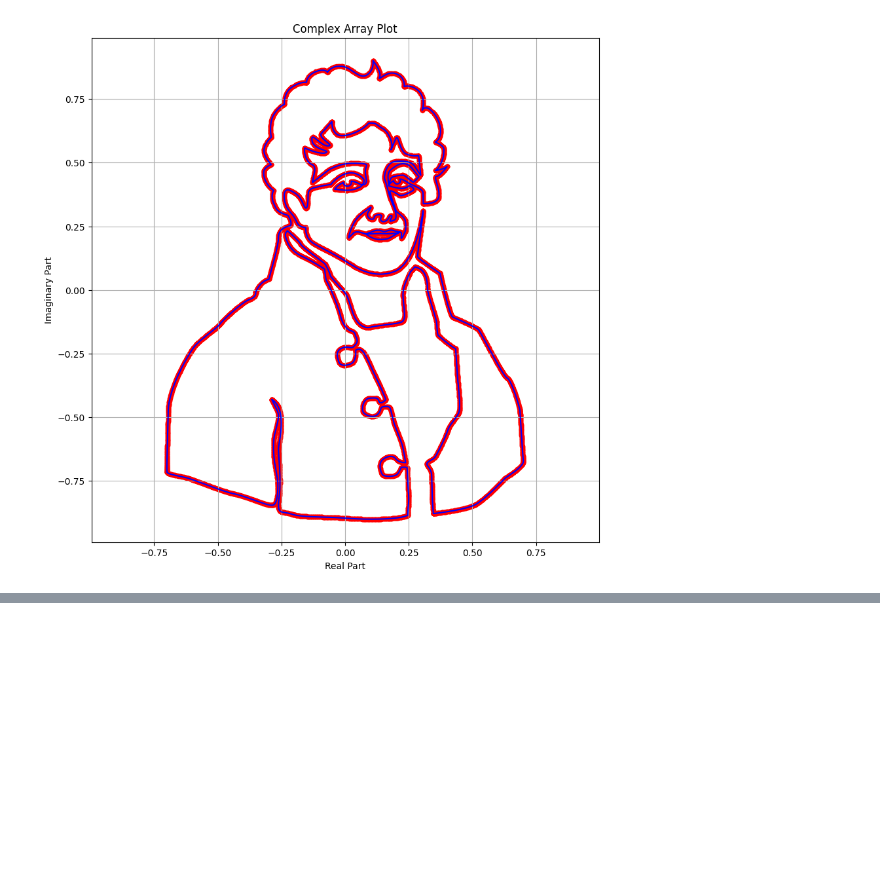
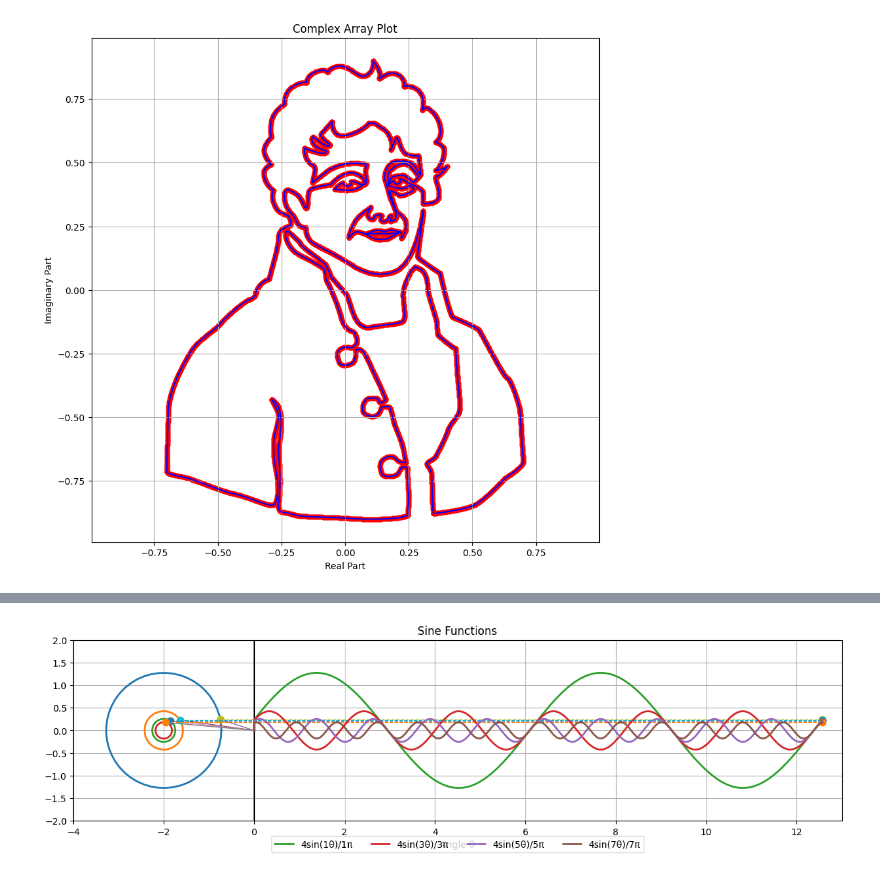
Before and after one commit to fangyuan-ksgk/waveletGPT, a Jupyter notebook: test.ipynb, the cells around one changed output, grey strips where cells are left out. Cells and saved outputs as stored; diff of their text form; code cells hidden in the pictures; blank space fills up the shorter version.

Commit message:
update sine-wave animation

```diff
--- a/test.ipynb
+++ b/test.ipynb
@@ -101,0 +33,81 @@ plt.show()
+# %%
+# Sine Wave Animation
+
+import numpy as np
+import matplotlib.pyplot as plt
+from matplotlib.animation import FuncAnimation
+
+# Animation params
+periods = 2
+num_steps = 100 * periods
+
+# Circles
+freq = np.array([1, 3, 5, 7])
+r = 4 / (freq * np.pi)
+K = len(freq)
+R = np.max(r)
+bounds = np.ceil(R)
+
+# Circles points (co-centric)
+t = np.linspace(0, 2*np.pi, 50)
+x = r[:, np.newaxis] * np.cos(t) - bounds
+y = r[:, np.newaxis] * np.sin(t)
+
+# Create figure and axis
+fig, ax = plt.subplots(figsize=(15, 9))
+plt.subplots_adjust(bottom=0.2)
+
+# Plot circles
+for i in range(K):
+    ax.plot(x[i], y[i], linewidth=2)
+
+# Plot y=0 axis
+ax.axvline(x=0, color='k')
+
+ax.grid(True)
+ax.set_aspect('equal')
+ax.set_xlim(-2*bounds, np.ceil(2*np.pi*periods))
+ax.set_ylim(-bounds, bounds)
+ax.set_xlabel('Angle θ')
+ax.set_title('Sine Functions')
+
+# Prepare animated graphics objects
+radii = [ax.plot([], [], linewidth=1)[0] for _ in range(K)]
+lines = [ax.plot([], [], linewidth=1, linestyle='--', marker='.', markersize=15)[0] for _ in range(K)]
+curves = [ax.plot([], [], linewidth=2)[0] for _ in range(K)]
+
+# Legend
+legend_labels = [f'4sin({f}θ)/{f}π' for f in freq]
+ax.legend(curves, legend_labels, loc='lower center', bbox_to_anchor=(0.5, -0.2), ncol=K)
+
+# Animation function
+xx = np.linspace(0, 2*np.pi*periods, num_steps)
+theta = np.zeros(K)
+step = (xx[1] - xx[0]) * freq
+
+def animate(frame):
+    for k in range(K):
+        x = r[k] * np.cos(theta[k])
+        y = r[k] * np.sin(theta[k])
+
+        lines[k].set_data([x-bounds, xx[frame]], [y, y])
+        radii[k].set_data([0, x-bounds], [0, y])
+
+        curve_x, curve_y = curves[k].get_data()
+        new_x = np.append(curve_x, xx[frame])
+        new_y = np.append(curve_y, y)
+        curves[k].set_data(new_x, new_y)
+
+    theta[:] += step
+    return radii + lines + curves
+
+# Create animation
+anim = FuncAnimation(fig, animate, frames=num_steps, interval=20, blit=True)
+
+# plt.show()
+
+# Uncomment the following lines to save the animation as a GIF
+from matplotlib.animation import PillowWriter
+anim.save('fourier_series.gif', writer=PillowWriter(fps=50))
+# %% [output]
+[figure, added]
```
Also changed, not shown: parts of 3 cells of this notebook, 1 other file.
